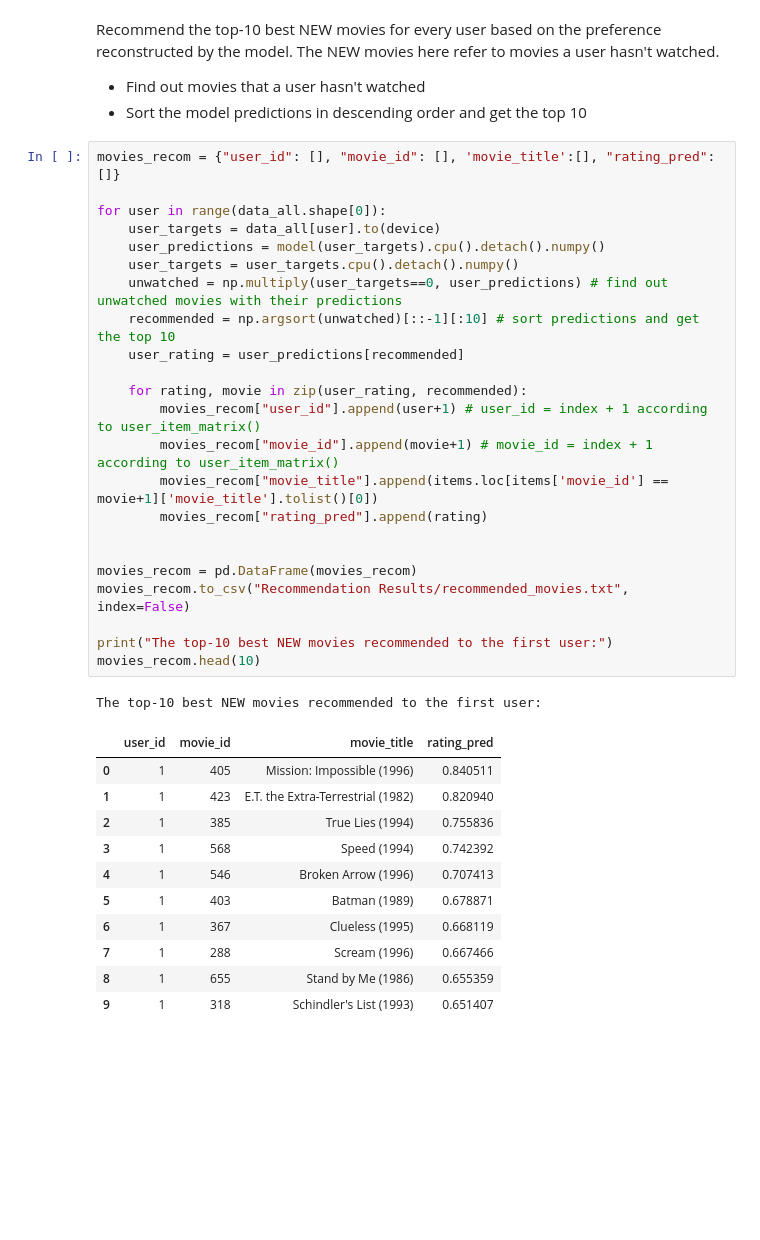
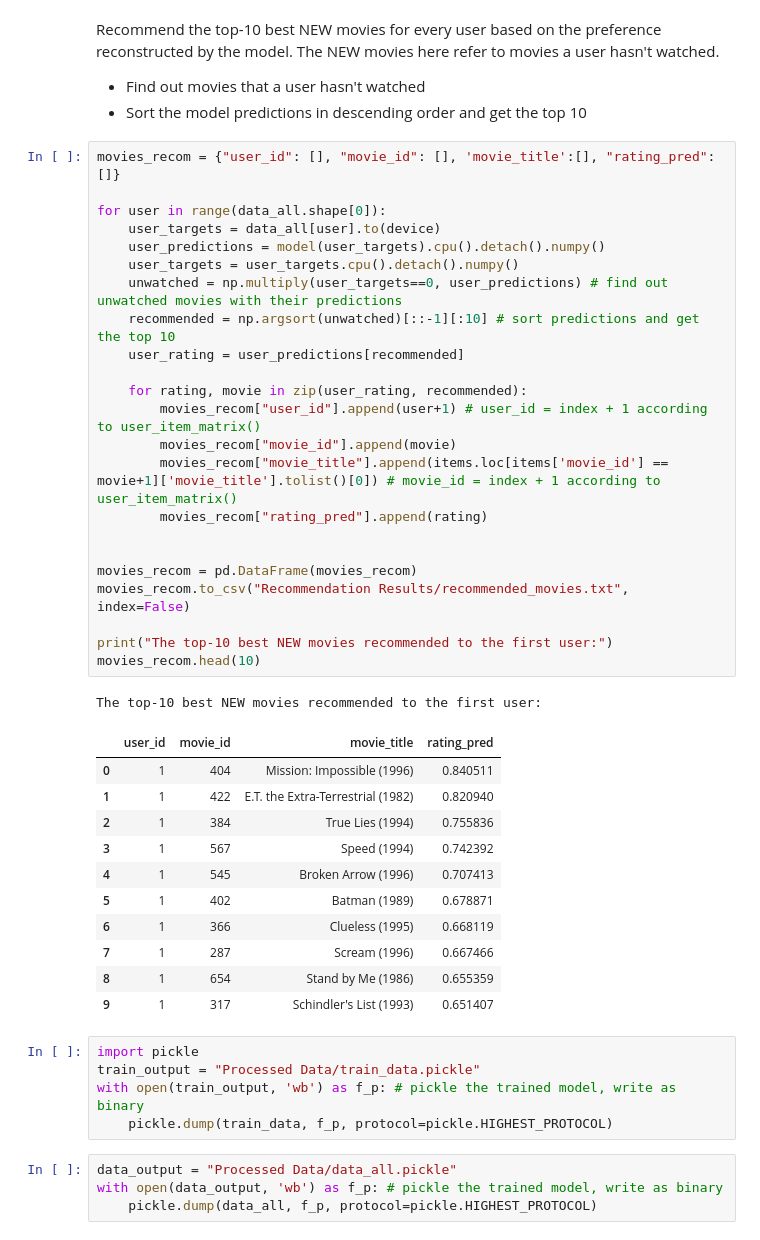
Before and after one commit to yan-055/Movie-Recommendation-System, a Jupyter notebook: movie recommender.ipynb, the cells around one changed output. Saved outputs shown, nothing was run; the diff lists cells and outputs as text; blank space fills up the shorter version.

```diff
--- a/movie recommender.ipynb
+++ b/movie recommender.ipynb
@@ -352,36 +352,45 @@ Recommend the top-10 best NEW movies for every user based on the preference reco
 # %%
 movies_recom = {"user_id": [], "movie_id": [], 'movie_title':[], "rating_pred": []}
 
 for user in range(data_all.shape[0]):
     user_targets = data_all[user].to(device)
     user_predictions = model(user_targets).cpu().detach().numpy()
     user_targets = user_targets.cpu().detach().numpy()
     unwatched = np.multiply(user_targets==0, user_predictions) # find out unwatched movies with their predictions
     recommended = np.argsort(unwatched)[::-1][:10] # sort predictions and get the top 10
     user_rating = user_predictions[recommended]
 
     for rating, movie in zip(user_rating, recommended):
         movies_recom["user_id"].append(user+1) # user_id = index + 1 according to user_item_matrix()
-        movies_recom["movie_id"].append(movie+1) # movie_id = index + 1 according to user_item_matrix()
-        movies_recom["movie_title"].append(items.loc[items['movie_id'] == movie+1]['movie_title'].tolist()[0])
+        movies_recom["movie_id"].append(movie)
+        movies_recom["movie_title"].append(items.loc[items['movie_id'] == movie+1]['movie_title'].tolist()[0]) # movie_id = index + 1 according to user_item_matrix()
         movies_recom["rating_pred"].append(rating)
 
 
 movies_recom = pd.DataFrame(movies_recom)
 movies_recom.to_csv("Recommendation Results/recommended_movies.txt", index=False)
 
 print("The top-10 best NEW movies recommended to the first user:")
 movies_recom.head(10)
 # %% [output]
 The top-10 best NEW movies recommended to the first user:
 |  | user_id | movie_id | movie_title | rating_pred |
-| 0 | 1 | 405 | Mission: Impossible (1996) | 0.840511 |
-| 1 | 1 | 423 | E.T. the Extra-Terrestrial (1982) | 0.820940 |
-| 2 | 1 | 385 | True Lies (1994) | 0.755836 |
-| 3 | 1 | 568 | Speed (1994) | 0.742392 |
-| 4 | 1 | 546 | Broken Arrow (1996) | 0.707413 |
-| 5 | 1 | 403 | Batman (1989) | 0.678871 |
-| 6 | 1 | 367 | Clueless (1995) | 0.668119 |
-| 7 | 1 | 288 | Scream (1996) | 0.667466 |
-| 8 | 1 | 655 | Stand by Me (1986) | 0.655359 |
-| 9 | 1 | 318 | Schindler's List (1993) | 0.651407 |
+| 0 | 1 | 404 | Mission: Impossible (1996) | 0.840511 |
+| 1 | 1 | 422 | E.T. the Extra-Terrestrial (1982) | 0.820940 |
+| 2 | 1 | 384 | True Lies (1994) | 0.755836 |
+| 3 | 1 | 567 | Speed (1994) | 0.742392 |
+| 4 | 1 | 545 | Broken Arrow (1996) | 0.707413 |
+| 5 | 1 | 402 | Batman (1989) | 0.678871 |
+| 6 | 1 | 366 | Clueless (1995) | 0.668119 |
+| 7 | 1 | 287 | Scream (1996) | 0.667466 |
+| 8 | 1 | 654 | Stand by Me (1986) | 0.655359 |
+| 9 | 1 | 317 | Schindler's List (1993) | 0.651407 |
+# %%
+import pickle
+train_output = "Processed Data/train_data.pickle"
+with open(train_output, 'wb') as f_p: # pickle the trained model, write as binary
+    pickle.dump(train_data, f_p, protocol=pickle.HIGHEST_PROTOCOL)
+# %%
+data_output = "Processed Data/data_all.pickle"
+with open(data_output, 'wb') as f_p: # pickle the trained model, write as binary
+    pickle.dump(data_all, f_p, protocol=pickle.HIGHEST_PROTOCOL)
```
Also changed, not shown: 4 other files.
